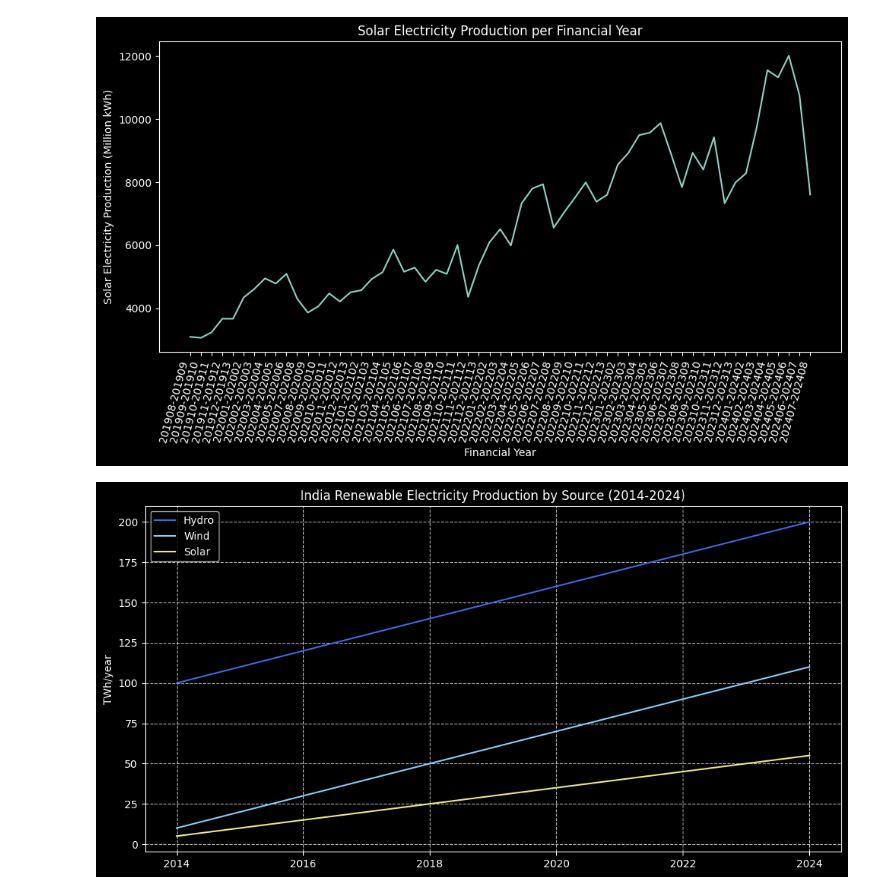
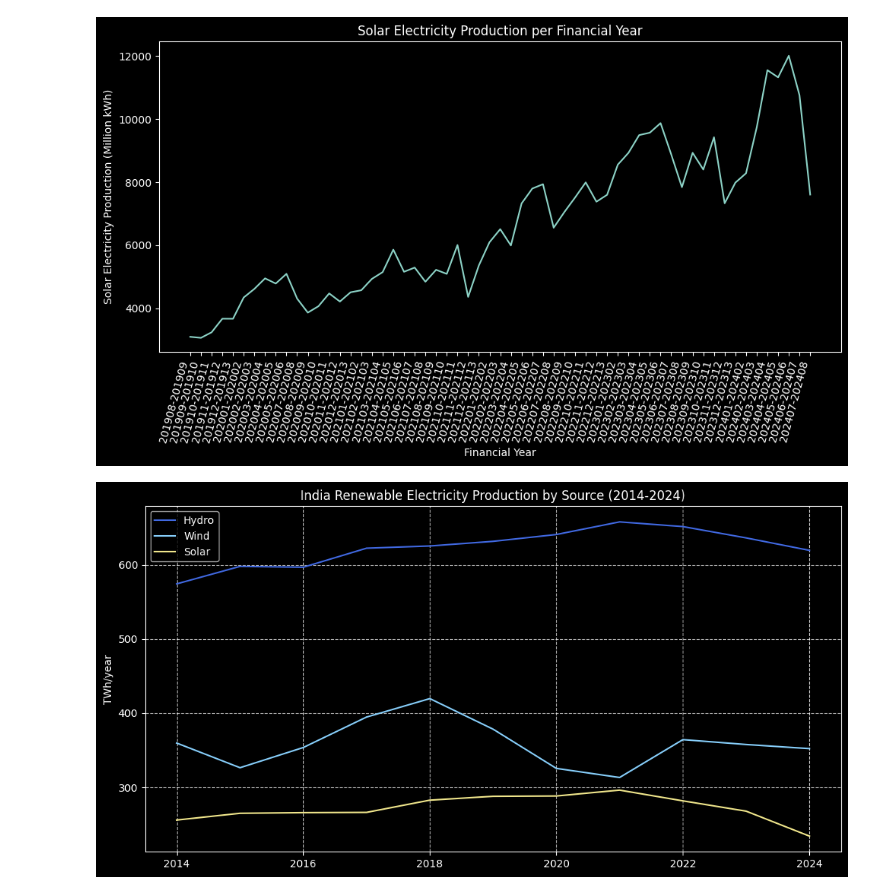
Before and after one commit to jayantxchauhan/India-Energy-Analytics-Model, a Jupyter notebook: PracticeAnalysis2.ipynb, the cells around one changed output. Drawn from its saved outputs; the diff is of its cells as text; code cells hidden in the pictures.

```diff
--- a/PracticeAnalysis2.ipynb
+++ b/PracticeAnalysis2.ipynb
@@ -665,35 +665,26 @@ plt.show()
 # %% [output]
 [figure]
 # %%
-import pandas as pd
-import matplotlib.pyplot as plt
-
-# Sample data (replace with your actual data)
 data = {
     'Year': [2014, 2015, 2016, 2017, 2018, 2019, 2020, 2021, 2022, 2023, 2024],
-    'Hydro': [100, 110, 120, 130, 140, 150, 160, 170, 180, 190, 200],
-    'Wind': [10, 20, 30, 40, 50, 60, 70, 80, 90, 100, 110],
-    'Solar': [5, 10, 15, 20, 25, 30, 35, 40, 45, 50, 55]
+    'Hydro': [574.170000, 597.720000, 596.600000, 622.250000, 625.230000, 631.500000, 640.690000, 657.720000, 651.380000, 636.140000, 619.330000],
+    'Wind': [359.530000, 326.330000, 353.570000, 394.620000, 419.490000, 378.290000, 325.410000, 313.160000, 364.180000, 357.620000, 352.070000],
+    'Solar': [255.800000, 264.900000, 265.780000, 266.110000, 282.590000, 287.810000, 288.210000, 296.120000, 281.650000, 267.760000, 234.160000]
 }
-
-# Create DataFrame
 df = pd.DataFrame(data)
 df.set_index('Year', inplace=True)
 
-# Create the plot
 plt.figure(figsize=(12, 6))
 
-# Plot each line with custom colors and labels
 plt.plot(df.index, df['Hydro'], color='royalblue', label='Hydro')
 plt.plot(df.index, df['Wind'], color='lightskyblue', label='Wind')
 plt.plot(df.index, df['Solar'], color='khaki', label='Solar')
 
-# Customize plot appearance
 plt.title("India Renewable Electricity Production by Source (2014-2024)")
 plt.ylabel("TWh/year")
 plt.grid(True, linestyle='--', alpha=0.7)
 plt.legend()
 
 plt.show()
 # %% [output]
-[figure, old version]
+[figure, new version]
```
